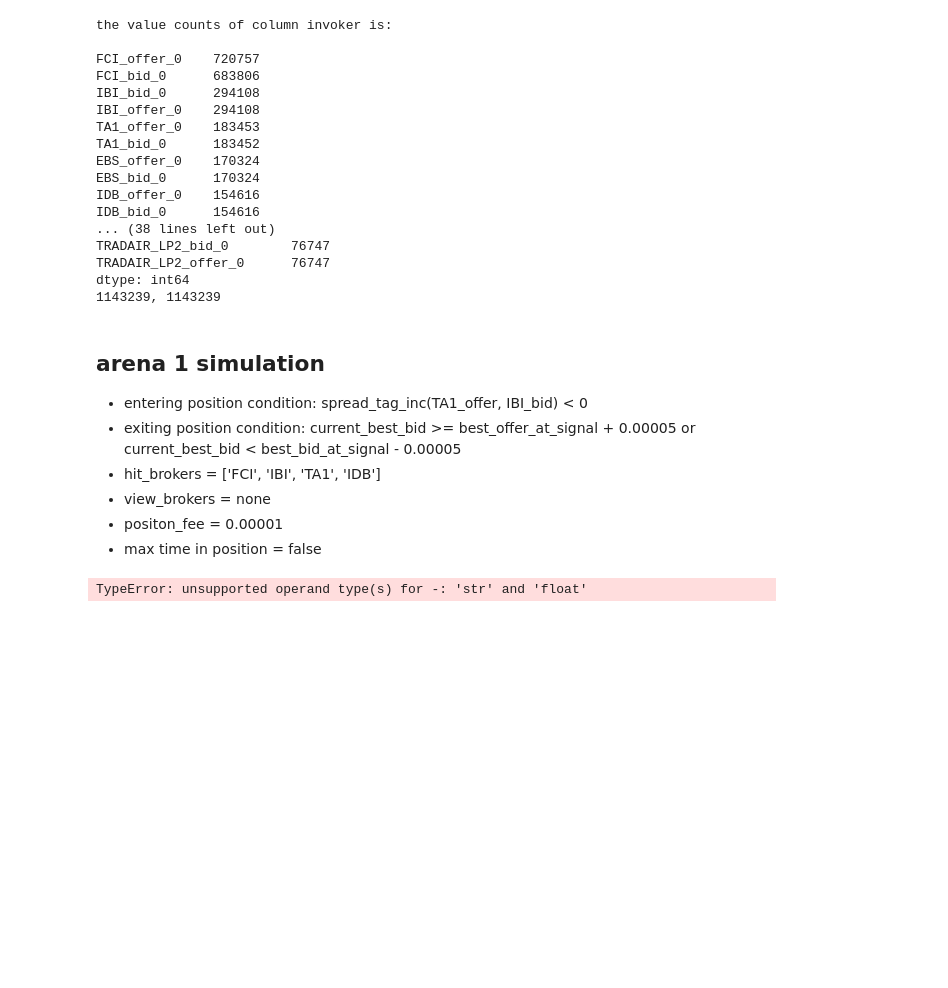
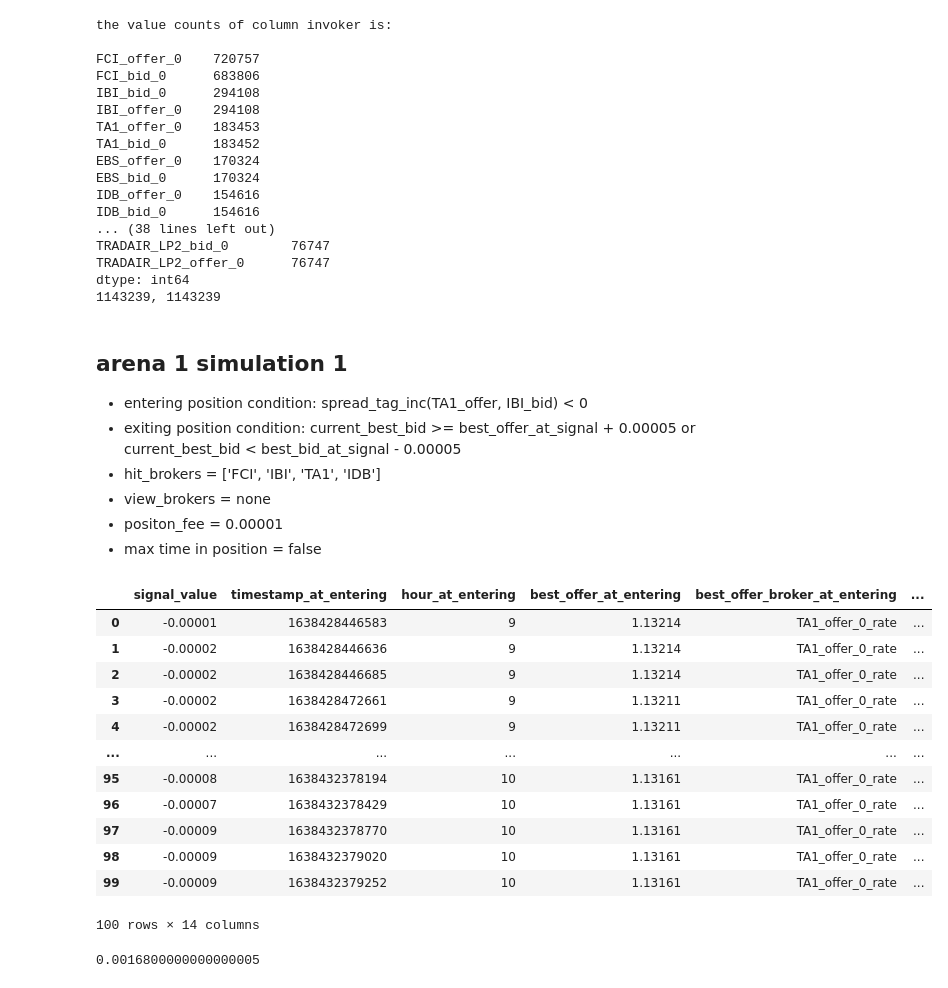
Before and after one commit to Tom-bulba/bbp-research, a Jupyter notebook: market_data/testing.ipynb, the cells around one changed output. Cells and saved outputs as stored; diff of their text form; code cells hidden in the pictures; blank space fills up the shorter version.

```diff
--- a/market_data/testing.ipynb
+++ b/market_data/testing.ipynb
@@ -50,5 +44,5 @@ print(data_dict["view_market_data"]["brokers"])
 # %% [markdown]
-## arena 1 simulation
+## arena 1 simulation 1
 - entering position condition: spread_tag_inc(TA1_offer, IBI_bid) < 0
 - exiting position condition: current_best_bid >= best_offer_at_signal + 0.00005 or current_best_bid < best_bid_at_signal - 0.00005
 - hit_brokers = ['FCI', 'IBI', 'TA1', 'IDB']
@@ -221,15 +69,14 @@ for i in range(sim_number_of_rows):
     # check if entering condition holds
     if current_market_data[sim_df_col_list.index("IBI_bid_0")]:
         spread_tag_inc = current_market_data[sim_df_col_list.index("TA1_offer_0_rate")] - current_market_data[sim_df_col_list.index("IBI_bid_0_rate")]
-        if spread_tag_inc <= 0.0:
+        if spread_tag_inc < 0.0:
             best_offer_value, best_offer_broker, best_bid_value, best_bid_broker = arena_1_sim_1.find_bests_for_hit_brokers(current_market_data)
             temp_index = i + 1
             upper_limit_value = best_offer_value + 0.00005
             lower_limit_value = best_bid_value - 0.00005
-            while temp_index < sim_number_of_rows and (current_market_data[sim_df_col_list.index("best_bid_hit_rate")] >= upper_limit_value or current_market_data[sim_df_col_list.index("best_bid_hit_rate")] < lower_limit_value):
-                if temp_index >= sim_number_of_rows:
-                    break
-                else:
-                    arena_1_sim_1.documnet_position(current_market_data, sim_df_np[temp_index], spread_tag_inc)
+            while temp_index < sim_number_of_rows and (sim_df_np[temp_index][sim_df_col_list.index("best_bid_hit_rate")] >= upper_limit_value or sim_df_np[temp_index][sim_df_col_list.index("best_bid_hit_rate")] < lower_limit_value):
+                temp_index += 1
+            if temp_index >= sim_number_of_rows:
+                break
+            else:
+                arena_1_sim_1.documnet_position(current_market_data, sim_df_np[temp_index], spread_tag_inc)
-# %% [output]
-TypeError: unsupported operand type(s) for -: 'str' and 'float'
@@ -253,0 +83,21 @@ while running_index < sim_number_of_rows:
+# %%
+df_to_present = arena_1_sim_1.create_simulation_summary()
+df_to_present
+# %% [output]
+|  | signal_value | timestamp_at_entering | hour_at_entering | best_offer_at_entering | best_offer_broker_at_entering | ... |
+| 0 | -0.00001 | 1638428446583 | 9 | 1.13214 | TA1_offer_0_rate | ... |
+| 1 | -0.00002 | 1638428446636 | 9 | 1.13214 | TA1_offer_0_rate | ... |
+| 2 | -0.00002 | 1638428446685 | 9 | 1.13214 | TA1_offer_0_rate | ... |
+| 3 | -0.00002 | 1638428472661 | 9 | 1.13211 | TA1_offer_0_rate | ... |
+| 4 | -0.00002 | 1638428472699 | 9 | 1.13211 | TA1_offer_0_rate | ... |
+| ... | ... | ... | ... | ... | ... | ... |
+| 95 | -0.00008 | 1638432378194 | 10 | 1.13161 | TA1_offer_0_rate | ... |
+| 96 | -0.00007 | 1638432378429 | 10 | 1.13161 | TA1_offer_0_rate | ... |
+| 97 | -0.00009 | 1638432378770 | 10 | 1.13161 | TA1_offer_0_rate | ... |
+| 98 | -0.00009 | 1638432379020 | 10 | 1.13161 | TA1_offer_0_rate | ... |
+| 99 | -0.00009 | 1638432379252 | 10 | 1.13161 | TA1_offer_0_rate | ... |
+100 rows × 14 columns
+# %%
+df_to_present["position_profit"].sum()
+# %% [output]
+0.0016800000000000005
```
Also changed, not shown: parts of 17 cells of this notebook.
